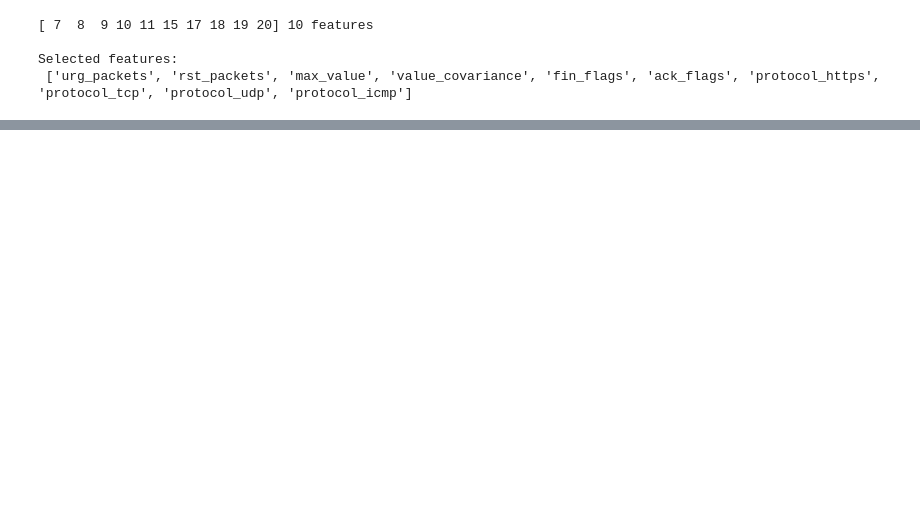
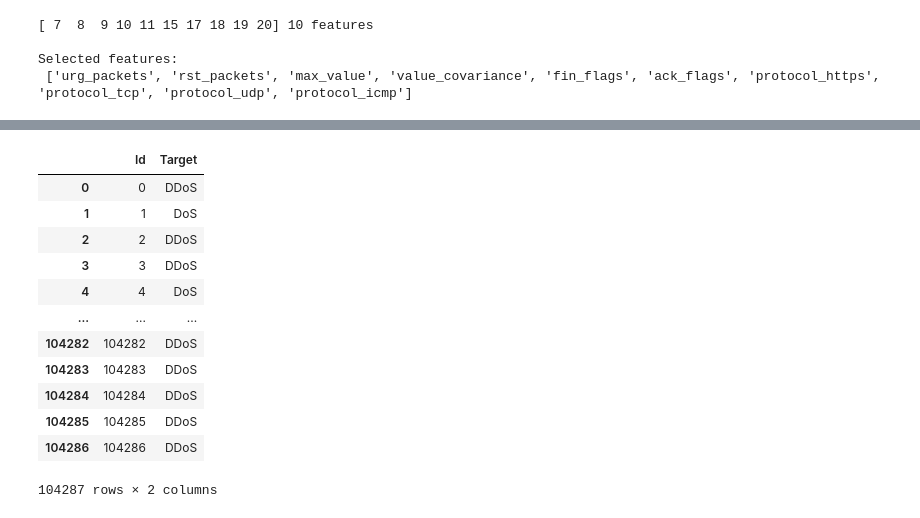
Before and after one commit to DEVOLOPER-1/Pred-Sus-Act, a Jupyter notebook: delivery-notebook.ipynb, the cells around one changed output, grey strips where cells are left out. Cells and saved outputs as stored; diff of their text form; code cells hidden in the pictures; blank space fills up the shorter version.

Commit message:
Kaggle Notebook | delivery notebook | Version 5

```diff
--- a/delivery-notebook.ipynb
+++ b/delivery-notebook.ipynb
@@ -287,0 +336,7 @@ benigntraffic       0.76      0.92      0.84      5384
+# %%
+from sklearn.preprocessing import LabelEncoder
+le = LabelEncoder()
+y_numeric = le.fit_transform(df['label'])  # now 0,1,2
+map_ = {}
+map_.update({i: val for i, val in enumerate(pd.Series(le.classes_).to_list())})
+map_
@@ -287,0 +348,29 @@ benigntraffic       0.76      0.92      0.84      5384
+# %%
+import xgboost as xgb
+import time
+
+start_time = time.time()
+
+#gamma=0, learning_rate=0.03, min_child_weight=7, reg_lambda=0.4, subsample=0.6
+
+initial_model = xgb.XGBClassifier(n_estimators=1000,
+                    gamma = 0 ,
+                    max_depth=None,
+                    learning_rate=0.01,
+                    num_parallel_tree=10
+                    subsample=0.7,
+                    colsample_bytree=0.8,
+                    colsample_bylevel=0.8,
+                    base_score=0.5,
+                    tree_method= 'hist',device = 'cuda',
+                    min_child_weight = 7, reg_lambda =0.1,
+                    random_state=42, seed=42
+                                 )
+
+init_mod = initial_model.fit(df.select('flow_time', 'header_size', 'packet_duration', 'overall_rate', 'src_rate', 'fin_packets', 'urg_packets', 'rst_packets', 'max_value', 'value_covariance', 'fin_flags', 'syn_flags', 'rst_flags', 'psh_flags', 'ack_flags', 'protocol_http', 'protocol_https', 'protocol_tcp', 'protocol_udp', 'protocol_icmp').to_numpy(), y_numeric,
+                    # early_stopping_rounds=10,
+                    # eval_set=[(X_test, y_test)],
+                             # eval_metric='error',
+                    verbose=100)
+
+print("--- %s seconds ---" % (time.time() - start_time))
@@ -287,0 +399,23 @@ benigntraffic       0.76      0.92      0.84      5384
+# %%
+submission = pd.DataFrame({
+    'Id': df_test['Id'],
+    'Target': init_mod.predict((df_test.select('flow_time', 'header_size', 'packet_duration', 'overall_rate', 'src_rate', 'fin_packets', 'urg_packets', 'rst_packets', 'max_value', 'value_covariance', 'fin_flags', 'syn_flags', 'rst_flags', 'psh_flags', 'ack_flags', 'protocol_http', 'protocol_https', 'protocol_tcp', 'protocol_udp', 'protocol_icmp').to_numpy()))
+})
+submission['Target'] = submission['Target'].replace(map_)
+# submission.to_csv("/kaggle/working/submission.csv" ,index=False)
+# %%
+submission
+# %% [output]
+|  | Id | Target |
+| 0 | 0 | DDoS |
+| 1 | 1 | DoS |
+| 2 | 2 | DDoS |
+| 3 | 3 | DDoS |
+| 4 | 4 | DoS |
+| ... | ... | ... |
+| 104282 | 104282 | DDoS |
+| 104283 | 104283 | DDoS |
+| 104284 | 104284 | DDoS |
+| 104285 | 104285 | DDoS |
+| 104286 | 104286 | DDoS |
+104287 rows × 2 columns
```
Also changed, not shown: parts of 37 cells of this notebook.
